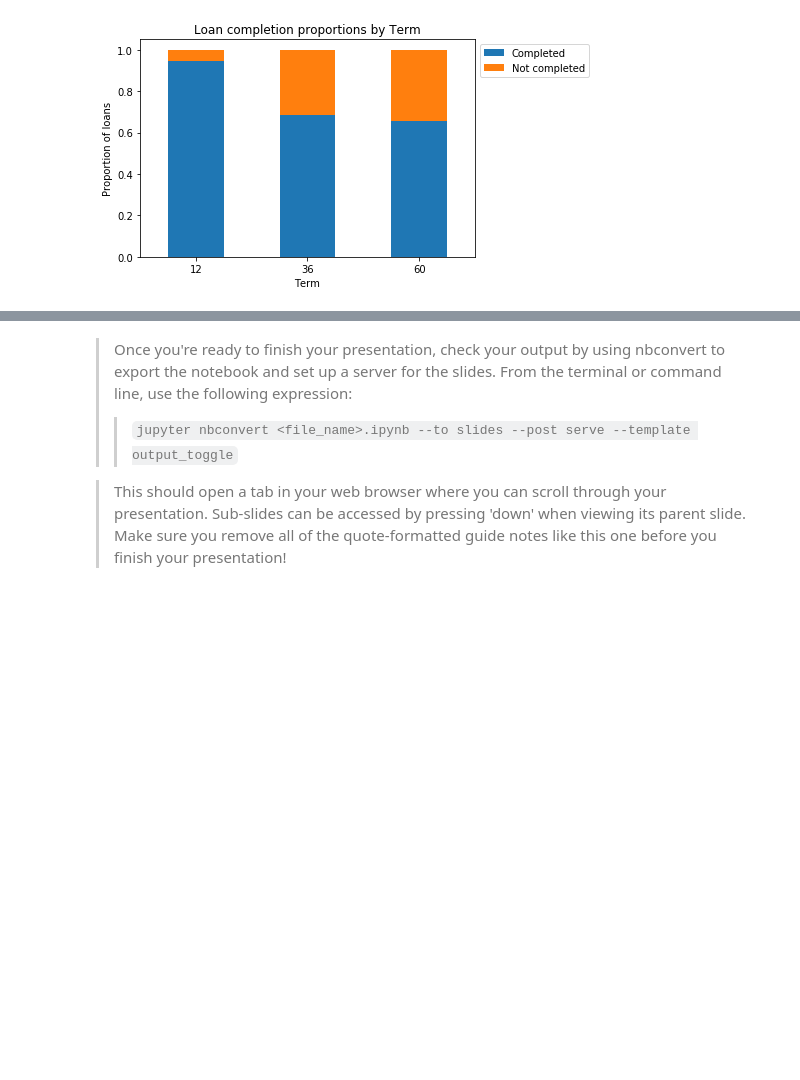
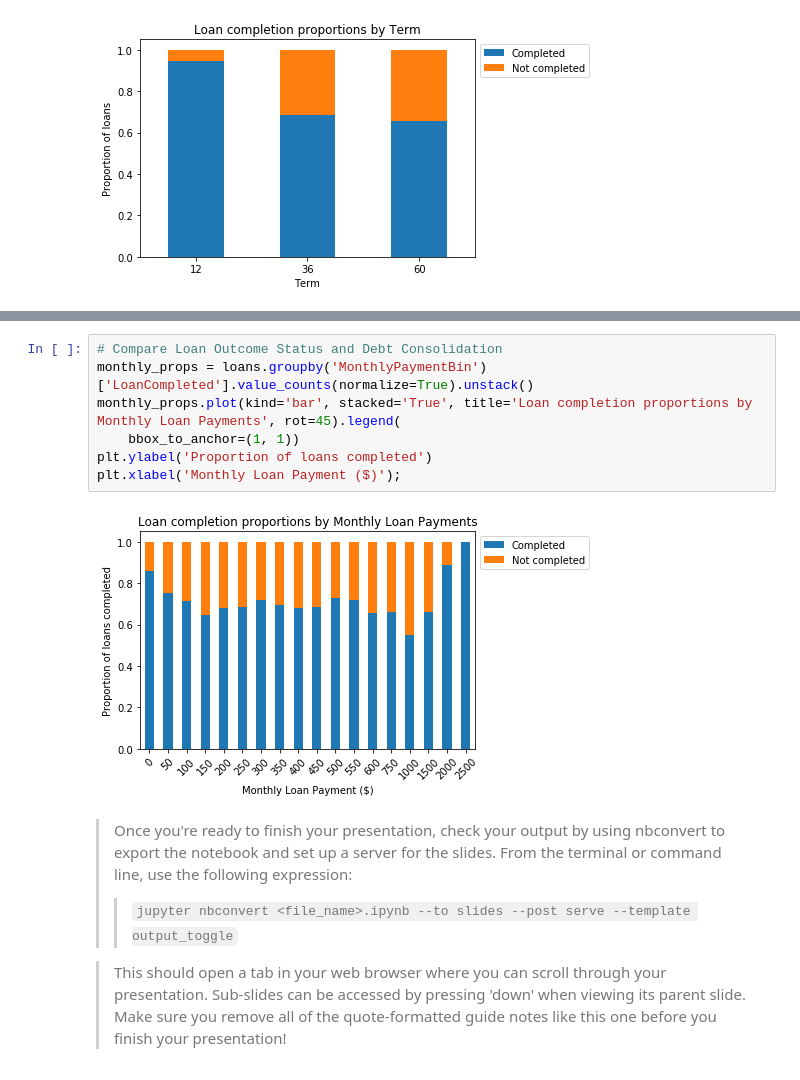
Before and after one commit to Jeffro80/DAND_Communicate_Findings, a Jupyter notebook: explanatory_presentation_working.ipynb, the cells around one changed output, grey strips where cells are left out. Saved outputs shown, nothing was run; the diff lists cells and outputs as text; blank space fills up the shorter version.

```diff
--- a/explanatory_presentation_working.ipynb
+++ b/explanatory_presentation_working.ipynb
@@ -213,3 +305,12 @@ xxx
+# %%
+# Compare Loan Outcome Status and Debt Consolidation
+monthly_props = loans.groupby('MonthlyPaymentBin')['LoanCompleted'].value_counts(normalize=True).unstack()
+monthly_props.plot(kind='bar', stacked='True', title='Loan completion proportions by Monthly Loan Payments', rot=45).legend(
+    bbox_to_anchor=(1, 1))
+plt.ylabel('Proportion of loans completed')
+plt.xlabel('Monthly Loan Payment ($)');
+# %% [output]
+[figure, added]
 # %% [markdown]
 > Once you're ready to finish your presentation, check your output by using
 nbconvert to export the notebook and set up a server for the slides. From the
```
Also changed, not shown: parts of 8 cells of this notebook, 1 other file.
